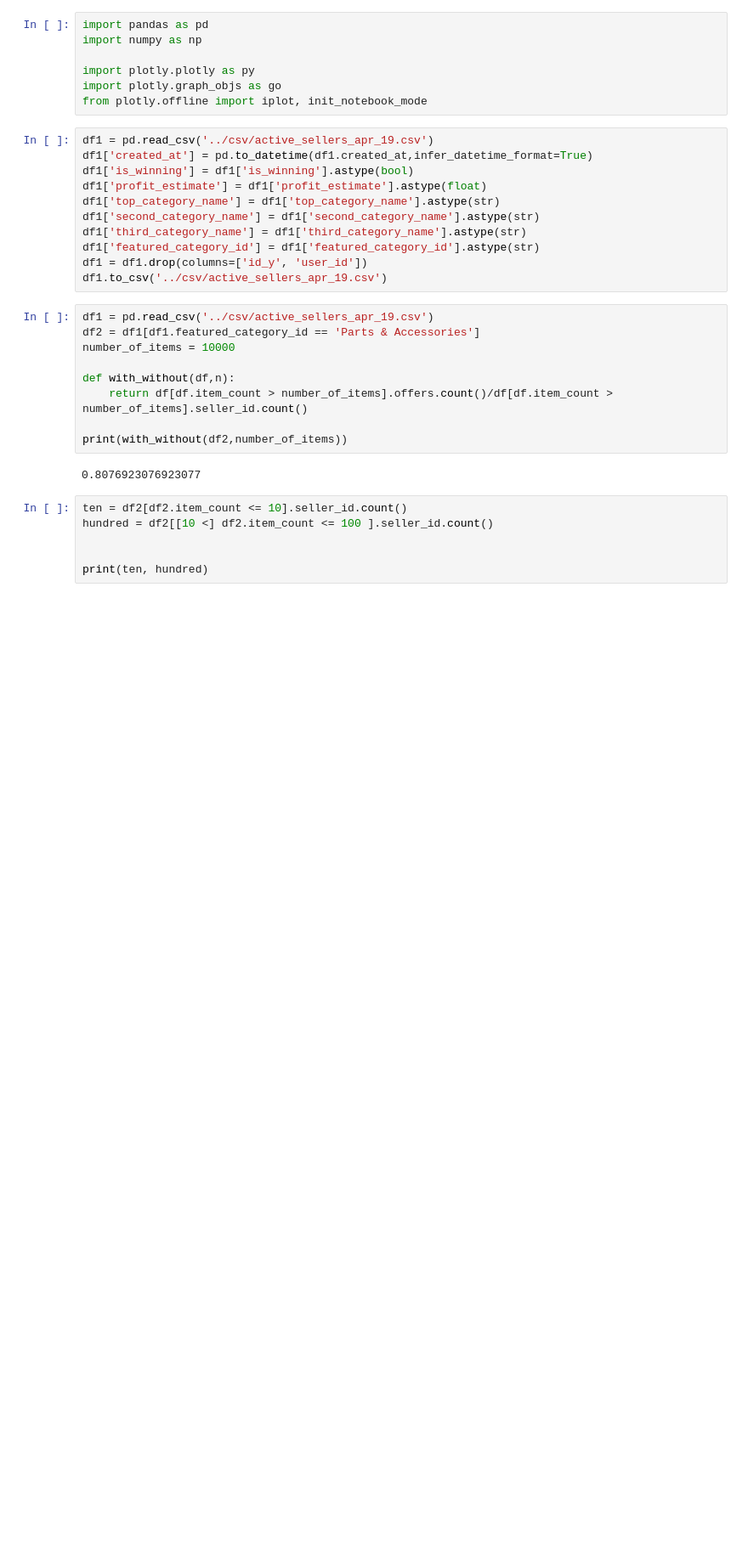
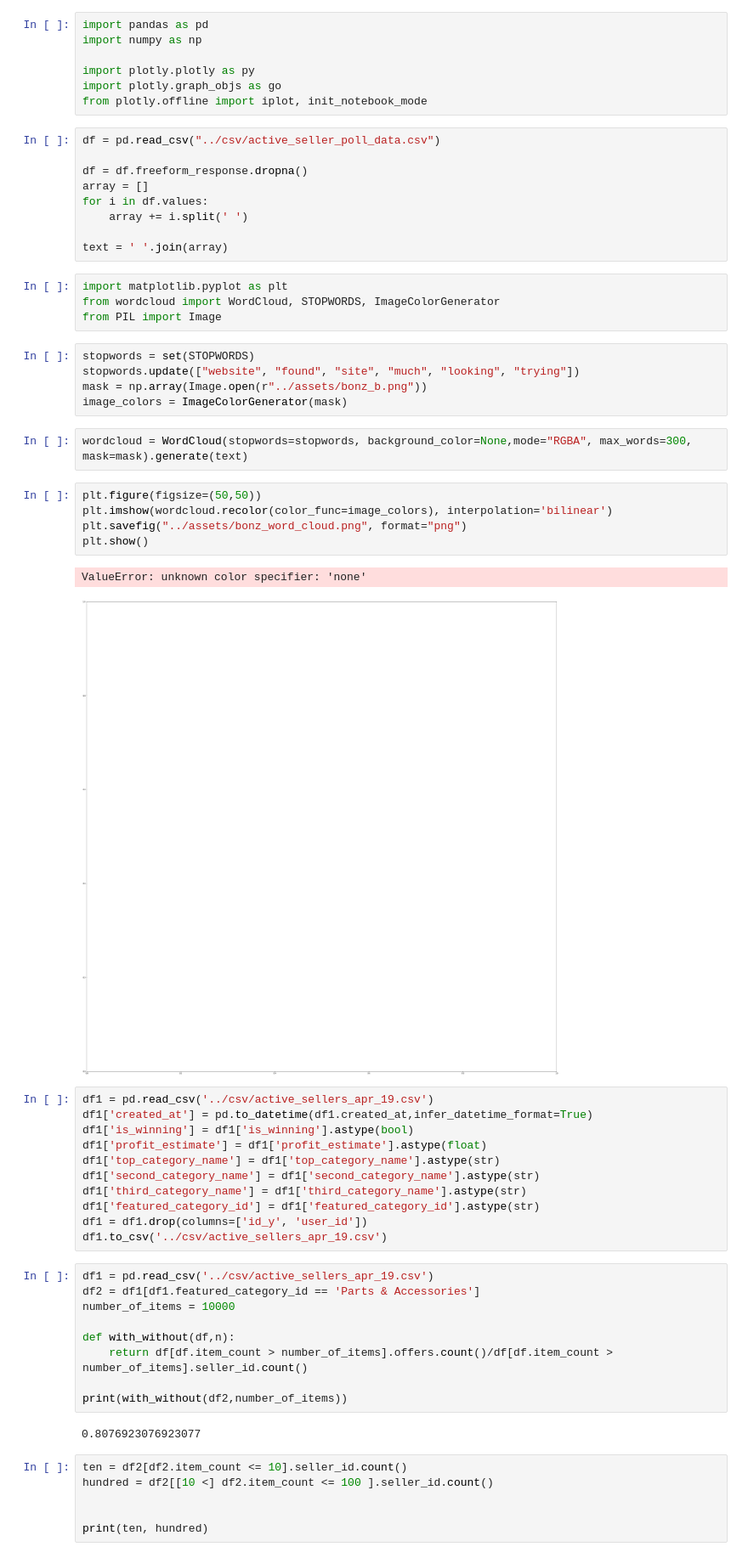
Before and after one commit to bonanzakevin/data_analysis, a Jupyter notebook: notebooks/Untitled2.ipynb, the cells around one changed output. Shown: that part at 85% size. Saved outputs shown, nothing was run; the diff lists cells and outputs as text; blank space fills up the shorter version.

```diff
--- a/notebooks/Untitled2.ipynb
+++ b/notebooks/Untitled2.ipynb
@@ -5,6 +5,34 @@ import numpy as np
 import plotly.plotly as py
 import plotly.graph_objs as go
 from plotly.offline import iplot, init_notebook_mode
+# %%
+df = pd.read_csv("../csv/active_seller_poll_data.csv")
+
+df = df.freeform_response.dropna()
+array = []
+for i in df.values:
+    array += i.split(' ')
+
+text = ' '.join(array)
+# %%
+import matplotlib.pyplot as plt
+from wordcloud import WordCloud, STOPWORDS, ImageColorGenerator
+from PIL import Image
+# %%
+stopwords = set(STOPWORDS)
+stopwords.update(["website", "found", "site", "much", "looking", "trying"])
+mask = np.array(Image.open(r"../assets/bonz_b.png"))
+image_colors = ImageColorGenerator(mask)
+# %%
+wordcloud = WordCloud(stopwords=stopwords, background_color=None,mode="RGBA", max_words=300, mask=mask).generate(text)
+# %%
+plt.figure(figsize=(50,50))
+plt.imshow(wordcloud.recolor(color_func=image_colors), interpolation='bilinear')
+plt.savefig("../assets/bonz_word_cloud.png", format="png")
+plt.show()
+# %% [output]
+ValueError: unknown color specifier: 'none'
+[figure, added]
 # %%
 df1 = pd.read_csv('../csv/active_sellers_apr_19.csv')
 df1['created_at'] = pd.to_datetime(df1.created_at,infer_datetime_format=True)
```
Also changed, not shown: 43 other files.
